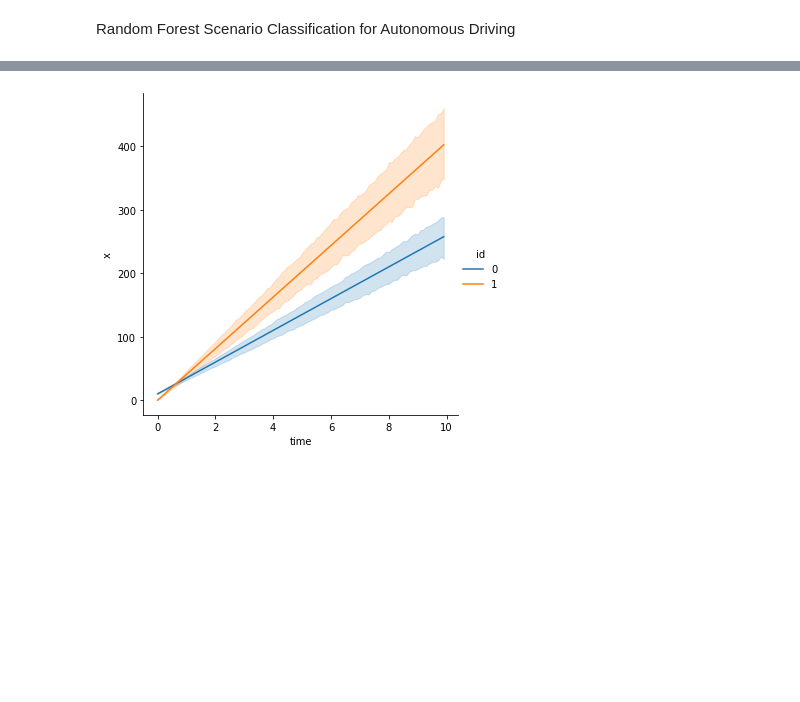
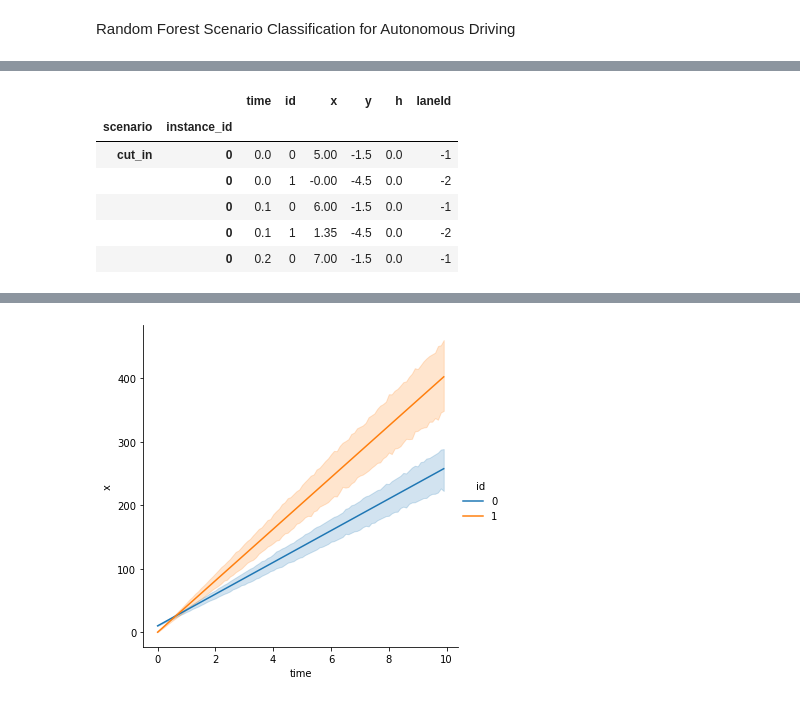
Before and after one commit to ADoug4/ML-Class-Project, a Jupyter notebook: rf_scenario_classification.ipynb, the cells around one changed output, grey strips where cells are left out. Saved outputs shown, nothing was run; the diff lists cells and outputs as text; code cells hidden in the pictures; blank space fills up the shorter version.

```diff
--- a/rf_scenario_classification.ipynb
+++ b/rf_scenario_classification.ipynb
@@ -20,0 +21,10 @@ df.shape
+# %%
+# Add cut-in scenarios
+df_cut_in = pd.DataFrame()
+cut_in_filenames = glob.glob("data\cut-in\_cut_in*.csv")
+for file in cut_in_filenames:
+    index = file[19:file.index('.')]
+    df_cut_in_2 = pd.read_csv(f"data\cut-in\_cut_in{index}.csv", skiprows=1)
+    df_cut_in_2['instance_id'] = index
+    df_cut_in = df_cut_in.append(df_cut_in_2)
+df_cut_in.shape
@@ -38,0 +61,16 @@ df.head(10)
+# %%
+# Format dataframe for cut-ins
+df_cut_in.columns = [x.replace(' ', '') for x in df_cut_in.columns]
+features = ['time', 'id', 'x', 'y', 'h', 'laneId', 'instance_id']
+df_cut_in = df_cut_in[features]
+df_cut_in['scenario'] = 'cut_in'
+df_cut_in.set_index(['scenario', 'instance_id'], inplace=True)
+df_cut_in.head()
+# %% [output]
+|  |  | time | id | x | y | h | laneId |
+| scenario | instance_id |  |  |  |  |  |  |
+| cut_in | 0 | 0.0 | 0 | 5.00 | -1.5 | 0.0 | -1 |
+|  | 0 | 0.0 | 1 | -0.00 | -4.5 | 0.0 | -2 |
+|  | 0 | 0.1 | 0 | 6.00 | -1.5 | 0.0 | -1 |
+|  | 0 | 0.1 | 1 | 1.35 | -4.5 | 0.0 | -2 |
+|  | 0 | 0.2 | 0 | 7.00 | -1.5 | 0.0 | -1 |
```
Also changed, not shown: parts of 12 cells of this notebook, 1 other file.
